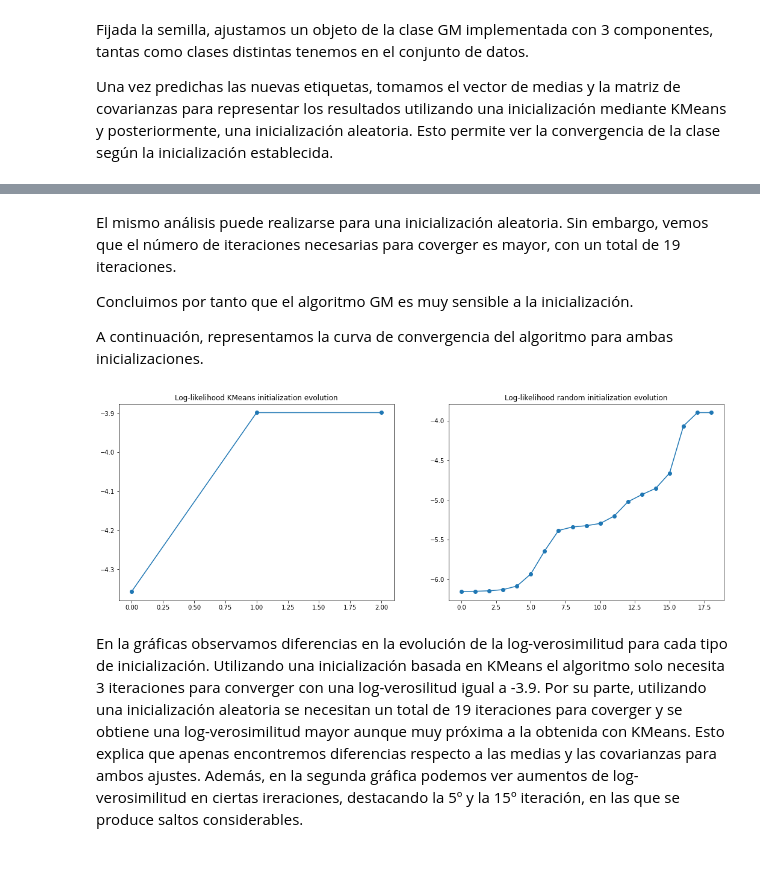
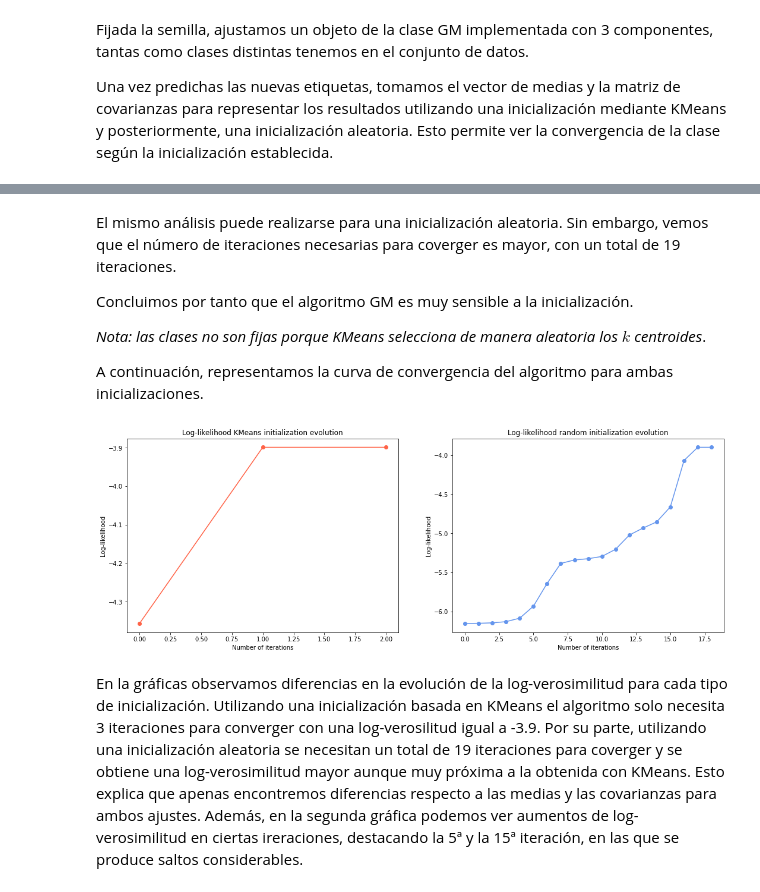
Before and after one commit to glorelvalle/mucd-mg, a Jupyter notebook: mba/p1/Practica_GMM.ipynb, the cells around one changed output, grey strips where cells are left out. Saved outputs shown, nothing was run; the diff lists cells and outputs as text; code cells hidden in the pictures; blank space fills up the shorter version.

```diff
--- a/mba/p1/Practica_GMM.ipynb
+++ b/mba/p1/Practica_GMM.ipynb
@@ -324,7 +329,7 @@ class GMM:
 
             # Get predicted labels
             labels = (
-                KMeans(n_clusters=self.n_components, n_init=1, random_state=self.seed)
+                KMeans(n_clusters=self.n_components, n_init=1, random_state=345)
                 .fit(X)
                 .labels_
             )
@@ -335,7 +340,9 @@ class GMM:
         # Cluster with random initialitation
         elif self.init_params == "random":
             # Compute random values
-            resp = np.random.default_rng(seed=self.seed).random((n_samples, self.n_components))
+            resp = np.random.default_rng(seed=self.seed).random(
+                (n_samples, self.n_components)
+            )
 
             # Probabilities normalization
             resp /= resp.sum(axis=1)[:, None]
@@ -369,11 +376,11 @@ class GMM:
         n_samples, n_features = X.shape
 
         log_prob = np.empty((n_samples, self.n_components))
+
         # Compute Mahalanobis term
         for k in range(self.n_components):
             log_prob[:, k] = np.sum(
-                np.square((X - self.means_[k])@self.precisions_cholesky_[k]),
-                axis=1
+                np.square((X - self.means_[k]) @ self.precisions_cholesky_[k]), axis=1
             )
 
         #  Compute the determinant of the precision matrix for each component
@@ -574,16 +617,21 @@ El mismo análisis puede realizarse para una inicialización aleatoria. Sin emba
 
 Concluimos por tanto que el algoritmo GM es muy sensible a la inicialización.
 
+*Nota: las clases no son fijas porque KMeans selecciona de manera aleatoria los $k$ centroides*.
 
 A continuación, representamos la curva de convergencia del algoritmo para ambas inicializaciones.
 # %%
 fig, axes = plt.subplots(1, 2, figsize=(18, 6))
-axes[0].plot(np.arange(gmm_kmeans.total_iter), gmm_kmeans.log_probs, '-o')
+axes[0].plot(gmm_kmeans.log_probs, "-o", c="tomato")
+axes[0].set_xlabel("Number of iterations")
+axes[0].set_ylabel("Log-likelihood")
 axes[0].set_title("Log-likelihood KMeans initialization evolution")
-axes[1].plot(np.arange(gmm_random.total_iter), gmm_random.log_probs, '-o')
+axes[1].plot(gmm_random.log_probs, "-o", c="cornflowerblue")
+axes[1].set_xlabel("Number of iterations")
+axes[1].set_ylabel("Log-likelihood")
 axes[1].set_title("Log-likelihood random initialization evolution")
 plt.show()
 # %% [output]
-[figure, old version]
+[figure, new version]
 # %% [markdown]
-En la gráficas observamos diferencias en la evolución de la log-verosimilitud para cada tipo de inicialización. Utilizando una inicialización basada en KMeans el algoritmo solo necesita 3 iteraciones para converger con una log-verosilitud igual a -3.9. Por su parte, utilizando una inicialización aleatoria se necesitan un total de 19 iteraciones para coverger y se obtiene una log-verosimilitud mayor aunque muy próxima a la obtenida con KMeans. Esto explica que apenas encontremos diferencias respecto a las medias y las covarianzas para ambos ajustes. Además, en la segunda gráfica podemos ver aumentos de log-verosimilitud en ciertas ireraciones, destacando la 5º y la 15º iteración, en las que se produce saltos considerables.
+En la gráficas observamos diferencias en la evolución de la log-verosimilitud para cada tipo de inicialización. Utilizando una inicialización basada en KMeans el algoritmo solo necesita 3 iteraciones para converger con una log-verosilitud igual a -3.9. Por su parte, utilizando una inicialización aleatoria se necesitan un total de 19 iteraciones para coverger y se obtiene una log-verosimilitud mayor aunque muy próxima a la obtenida con KMeans. Esto explica que apenas encontremos diferencias respecto a las medias y las covarianzas para ambos ajustes. Además, en la segunda gráfica podemos ver aumentos de log-verosimilitud en ciertas ireraciones, destacando la 5ª y la 15ª iteración, en las que se produce saltos considerables.
```
Also changed, not shown: parts of 5 cells of this notebook, 1 other file.
